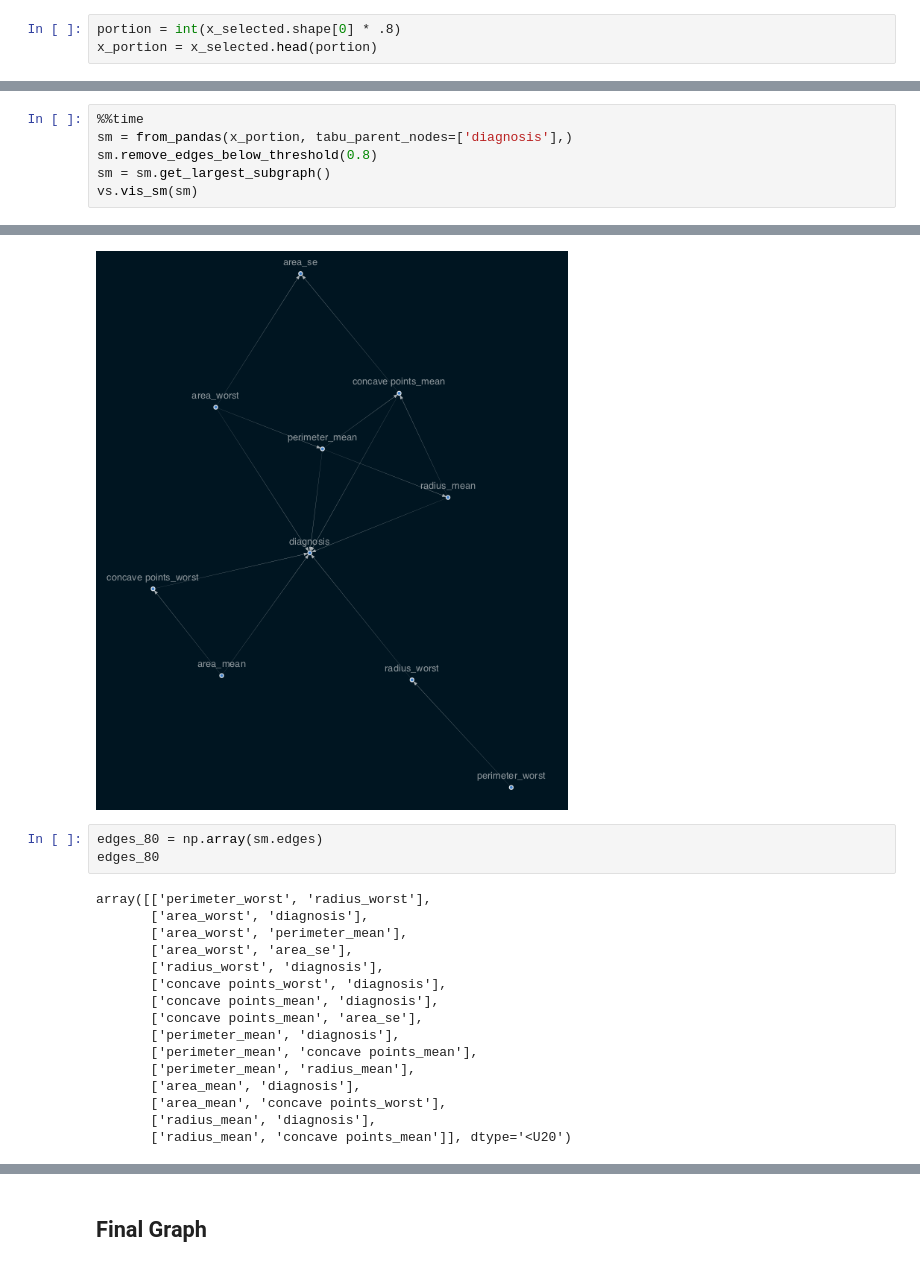
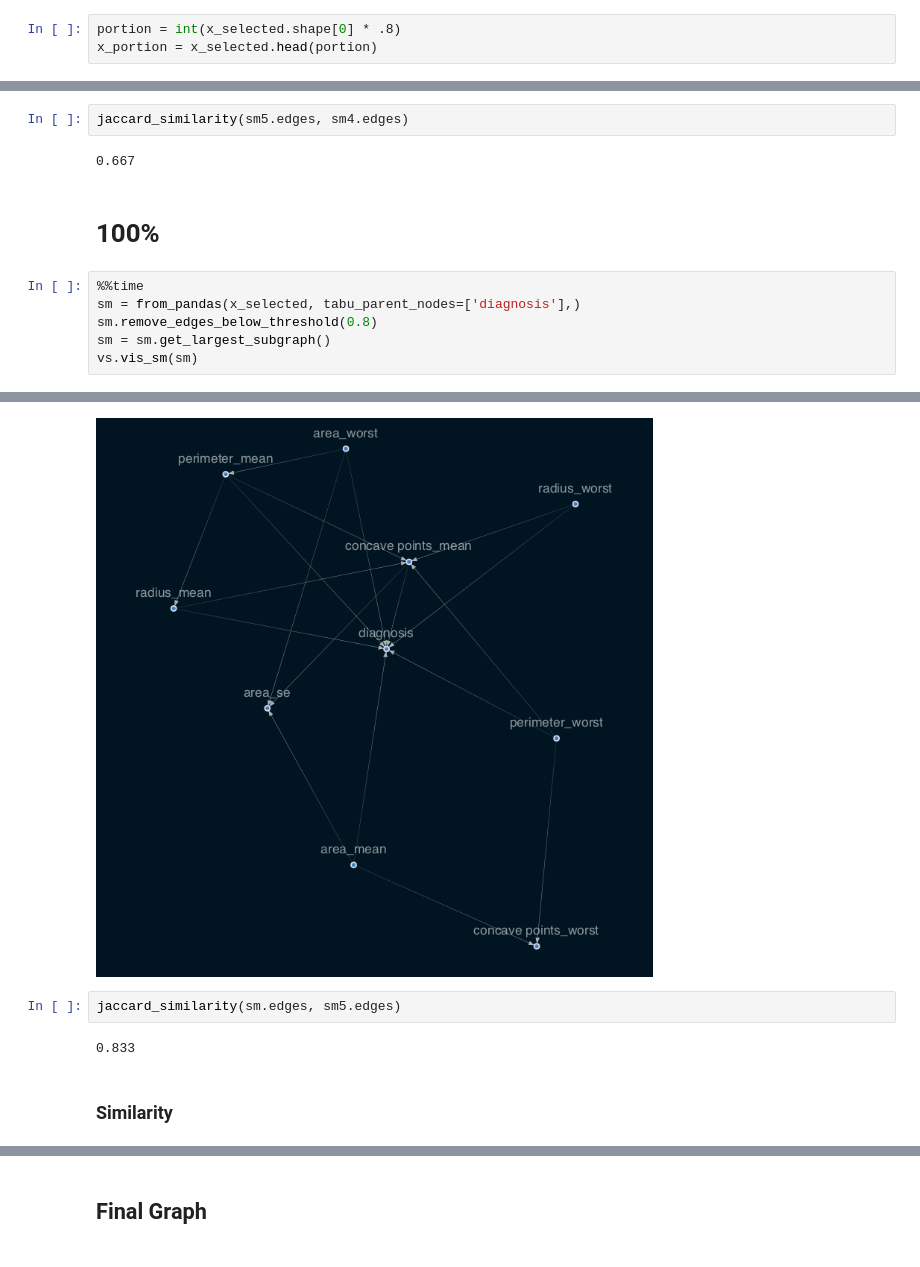
Before and after one commit to 10-Academy-quad-squad/casual-graph, a Jupyter notebook: notebooks/2. CausalLearning.ipynb, the cells around one changed output, grey strips where cells are left out. Saved outputs shown, nothing was run; the diff lists cells and outputs as text.

Commit message:
feat: compute jaccard similarity

```diff
--- a/notebooks/2. CausalLearning.ipynb
+++ b/notebooks/2. CausalLearning.ipynb
@@ -260,6 +238,12 @@ x_portion = x_selected.head(portion)
+# %%
+jaccard_similarity(sm5.edges, sm4.edges)
+# %% [output]
+0.667
+# %% [markdown]
+# 100%
 # %%
 %%time
-sm = from_pandas(x_portion, tabu_parent_nodes=['diagnosis'],)
+sm = from_pandas(x_selected, tabu_parent_nodes=['diagnosis'],)
 sm.remove_edges_below_threshold(0.8)
 sm = sm.get_largest_subgraph()
 vs.vis_sm(sm)
@@ -269,20 +253,7 @@ Wall time: 10.2 s
-[figure, old version]
+[figure, new version]
-# %%
-edges_80 = np.array(sm.edges)
-edges_80
-# %% [output]
-array([['perimeter_worst', 'radius_worst'],
-       ['area_worst', 'diagnosis'],
-       ['area_worst', 'perimeter_mean'],
-       ['area_worst', 'area_se'],
-       ['radius_worst', 'diagnosis'],
-       ['concave points_worst', 'diagnosis'],
-       ['concave points_mean', 'diagnosis'],
-       ['concave points_mean', 'area_se'],
-       ['perimeter_mean', 'diagnosis'],
-       ['perimeter_mean', 'concave points_mean'],
-       ['perimeter_mean', 'radius_mean'],
-       ['area_mean', 'diagnosis'],
-       ['area_mean', 'concave points_worst'],
-       ['radius_mean', 'diagnosis'],
-       ['radius_mean', 'concave points_mean']], dtype='<U20')
+# %%
+jaccard_similarity(sm.edges, sm5.edges)
+# %% [output]
+0.833
+# %% [markdown]
+### Similarity
```
Also changed, not shown: parts of 18 cells of this notebook.
